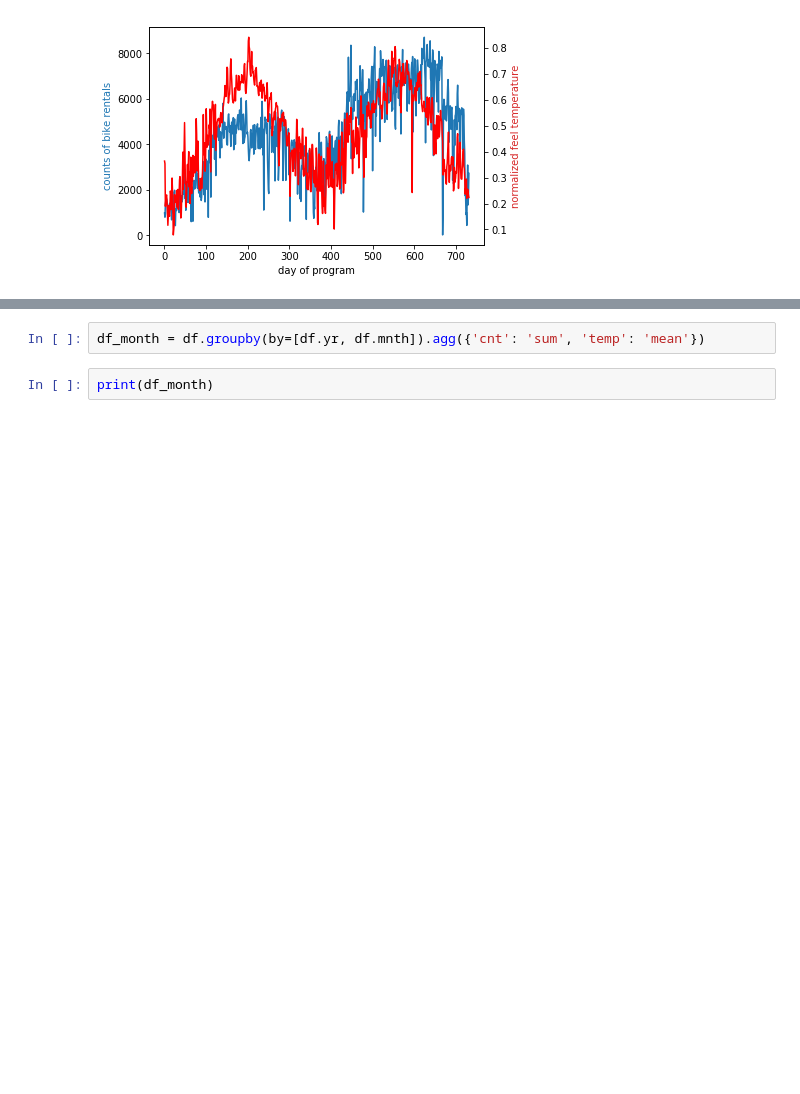
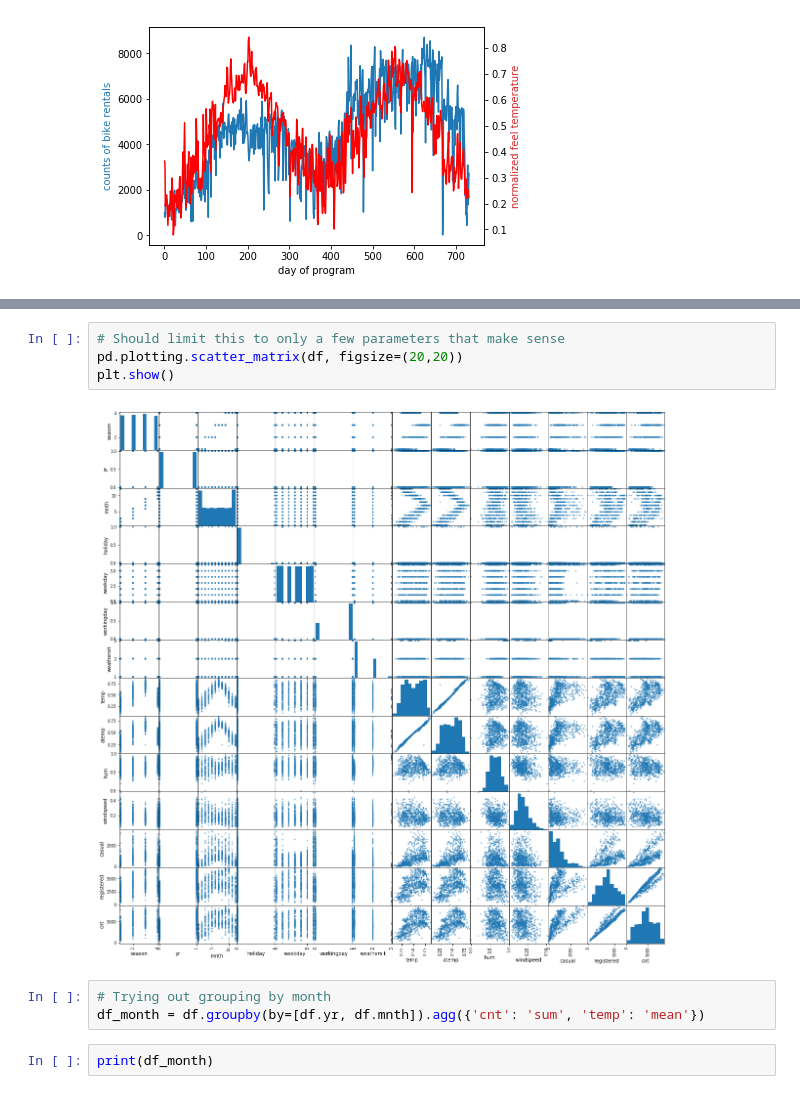
Before and after one commit to cbevis/thinkful_proj4, a Jupyter notebook: Project4_CBevis.ipynb, the cells around one changed output, grey strips where cells are left out. Drawn from its saved outputs; the diff is of its cells as text; blank space fills up the shorter version.

```diff
--- a/Project4_CBevis.ipynb
+++ b/Project4_CBevis.ipynb
@@ -82,4 +137,11 @@ The boxplot shows no outliers.  Usually between 3000-6000 bike rides.
+# %%
+# Should limit this to only a few parameters that make sense
+pd.plotting.scatter_matrix(df, figsize=(20,20))
+plt.show()
+# %% [output]
+[figure, added]
 # %%
+# Trying out grouping by month
 df_month = df.groupby(by=[df.yr, df.mnth]).agg({'cnt': 'sum', 'temp': 'mean'})
 # %%
 print(df_month)
```
Also changed, not shown: parts of 18 cells of this notebook.
